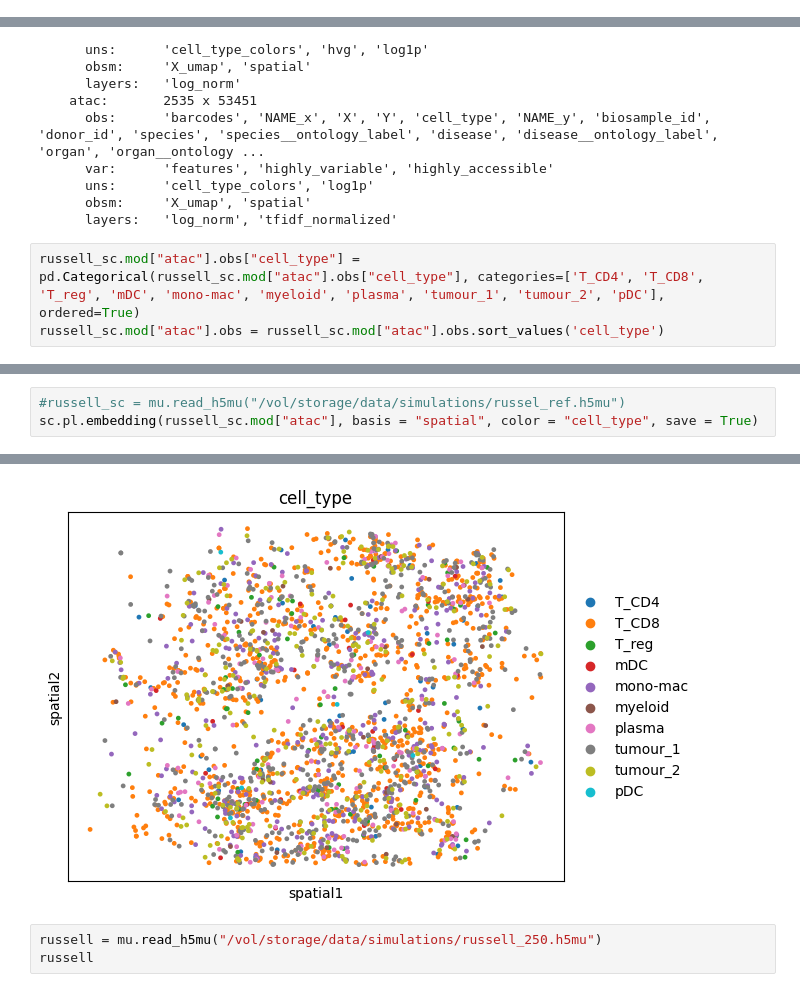
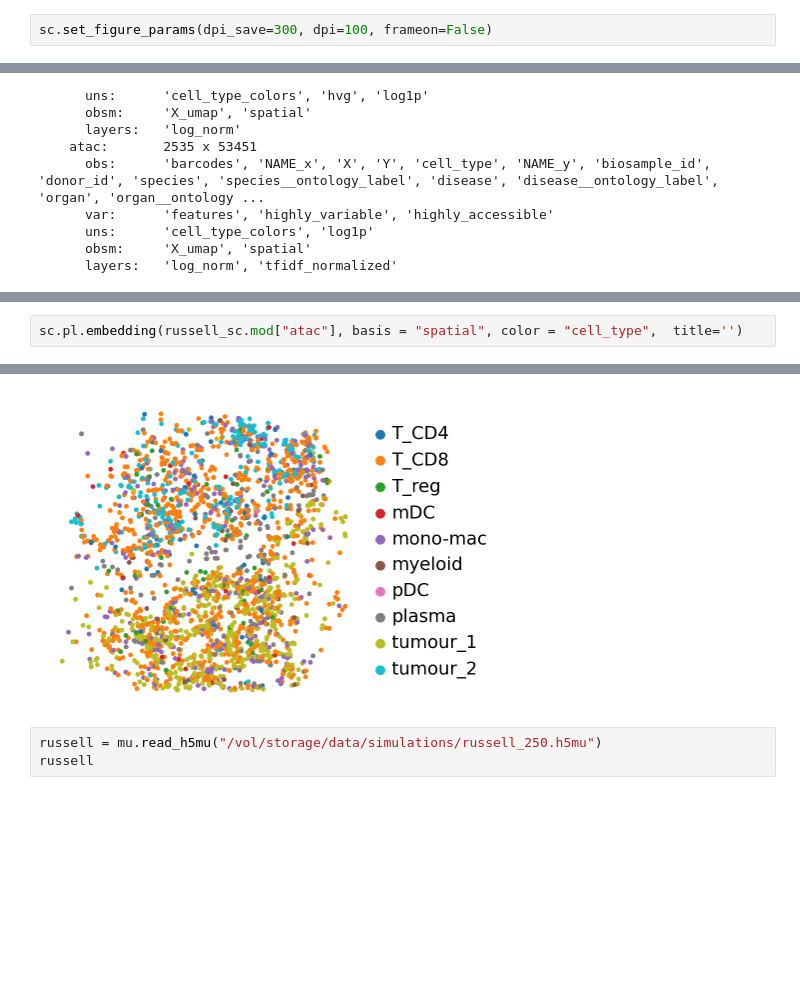
Before and after one commit to theislab/deconvATAC, a Jupyter notebook: notebooks/results/russell.ipynb, the cells around one changed output, grey strips where cells are left out. Drawn from its saved outputs; the diff is of its cells as text; blank space fills up the shorter version.

Commit message:
Fix colors

```diff
--- a/notebooks/results/russell.ipynb
+++ b/notebooks/results/russell.ipynb
@@ -3,6 +3,8 @@ import scanpy as sc
 import pandas as pd
 import mudata as mu
 import numpy as np
+# %%
+sc.set_figure_params(dpi_save=300, dpi=100, frameon=False)
 # %%
 russell_sc = mu.read_h5mu("/vol/storage/data/simulations/russel_ref.h5mu")
 russell_sc
@@ -22,6 +24,3 @@ MuData object with n_obs × n_vars = 2535 × 90052
       uns:      'cell_type_colors', 'log1p'
       obsm:     'X_umap', 'spatial'
       layers:   'log_norm', 'tfidf_normalized'
-# %%
-russell_sc.mod["atac"].obs["cell_type"] = pd.Categorical(russell_sc.mod["atac"].obs["cell_type"], categories=['T_CD4', 'T_CD8', 'T_reg', 'mDC', 'mono-mac', 'myeloid', 'plasma', 'tumour_1', 'tumour_2', 'pDC'], ordered=True)
-russell_sc.mod["atac"].obs = russell_sc.mod["atac"].obs.sort_values('cell_type')
@@ -38,4 +27,3 @@ AnnData object with n_obs × n_vars = 2535 × 53451
 # %%
-#russell_sc = mu.read_h5mu("/vol/storage/data/simulations/russel_ref.h5mu")
-sc.pl.embedding(russell_sc.mod["atac"], basis = "spatial", color = "cell_type", save = True)
+sc.pl.embedding(russell_sc.mod["atac"], basis = "spatial", color = "cell_type",  title='')
 # %% [output]
@@ -43,4 +30,4 @@ WARNING: saving figure to file figures/spatial.pdf
-[figure, old version]
+[figure, new version]
 # %%
 russell = mu.read_h5mu("/vol/storage/data/simulations/russell_250.h5mu")
 russell
```
Also changed, not shown: parts of 13 cells of this notebook.
